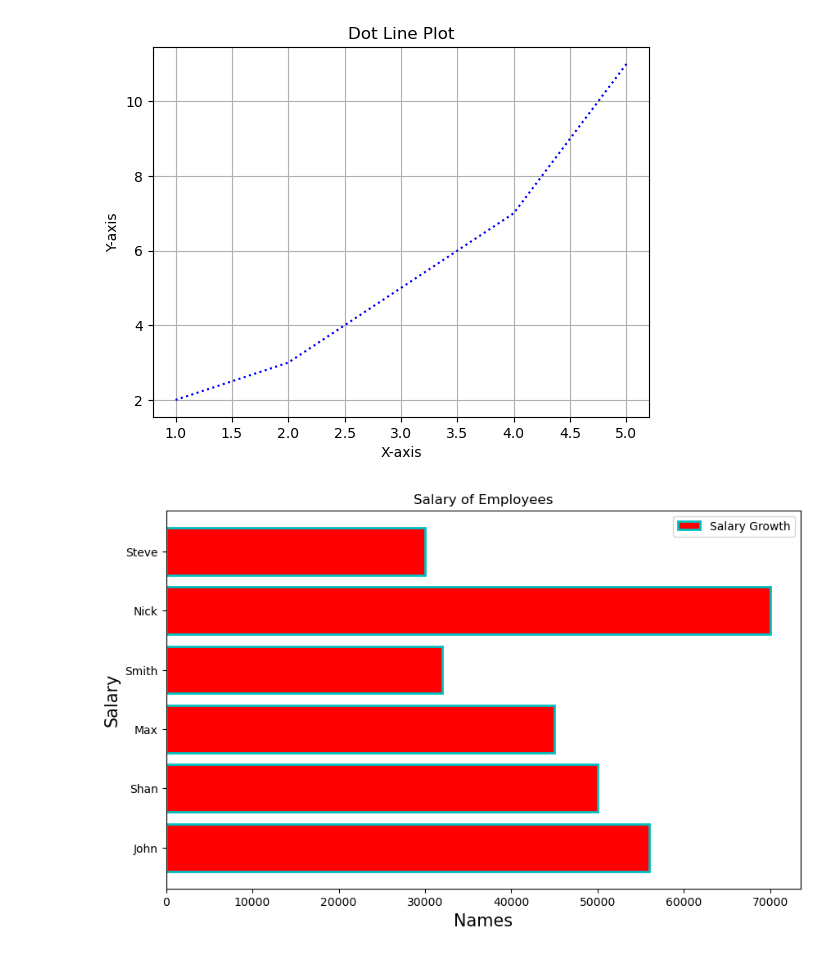
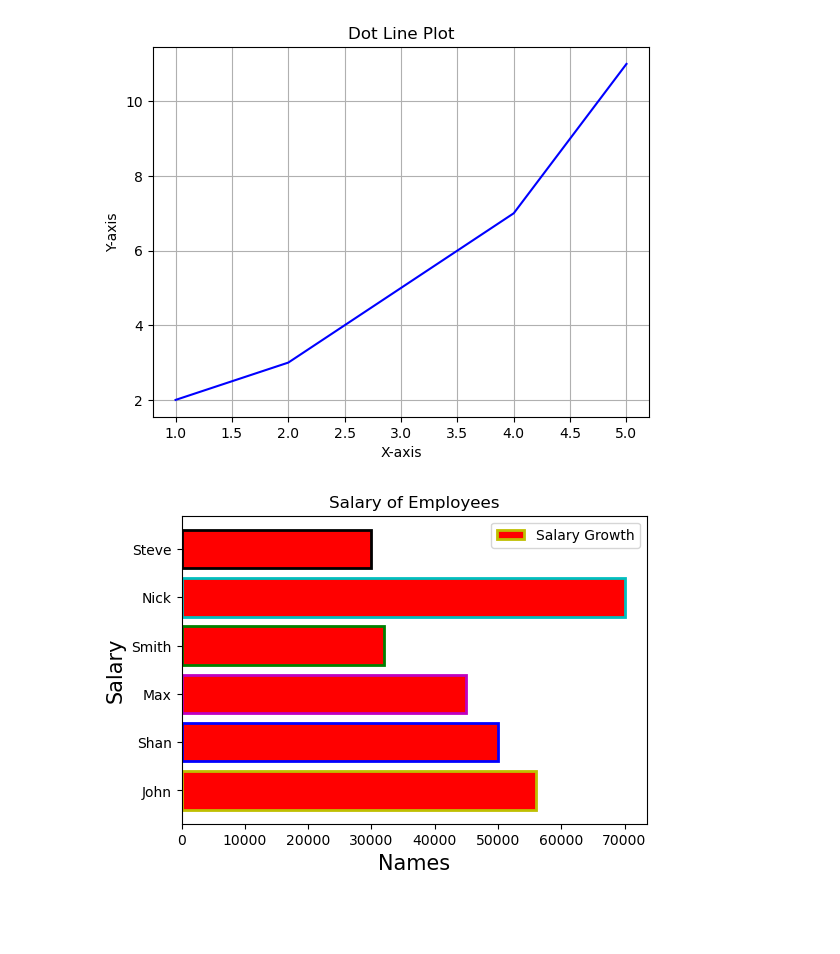
Before and after one commit to KhushiThakur25/ML2-Batch, a Jupyter notebook: Matplotlib.ipynb, the cells around one changed output. Saved outputs shown, nothing was run; the diff lists cells and outputs as text; code cells hidden in the pictures; blank space fills up the shorter version.

```diff
--- a/Matplotlib.ipynb
+++ b/Matplotlib.ipynb
@@ -19,7 +20,7 @@ x = [1, 2, 3, 4, 5]
 y = [2, 3, 5, 7, 11]
 
 # Plotting a dashed line
-plt.plot(x, y, linestyle=':', color='blue')
+plt.plot(x, y, linestyle='solid', color='blue')
 
 plt.xlabel('X-axis')
 plt.ylabel('Y-axis')
@@ -27,7 +28,7 @@ plt.title('Dot Line Plot')
 plt.grid(True)
 plt.show()
 # %% [output]
-[figure, old version]
+[figure, new version]
 # %%
 names = ['John','Shan','Max','Smith','Nick','Steve']
 data = {
@@ -35,14 +36,14 @@ data = {
     "dept" : ["IT","HR","IT","HR","Admin","IT"],
     "salary" : [56000,50000,45000,32000,70000,30000]}
 # %%
-plt.figure(figsize=(10,6))
-c = ["y","b","m","g","c","r"]
-plt.barh(data['names'], data['salary'],align = 'center',color = "red",edgecolor = "c",linewidth = 2,label = "Salary Growth")
+plt.figure(figsize=(6,4))
+c = ["y","b","m","g","c","k"]
+plt.barh(data['names'], data['salary'],align = 'center',color = "red",edgecolor = c,linewidth = 2,label = "Salary Growth")
 plt.title('Salary of Employees')
 plt.xlabel('Names',fontsize = 15)
 plt.ylabel('Salary',fontsize = 15)
 plt.legend()
 plt.show()
 # %% [output]
-[figure, old version]
+[figure, new version]
 # %%
```
Also changed, not shown: parts of 4 cells of this notebook, 1 other file.
